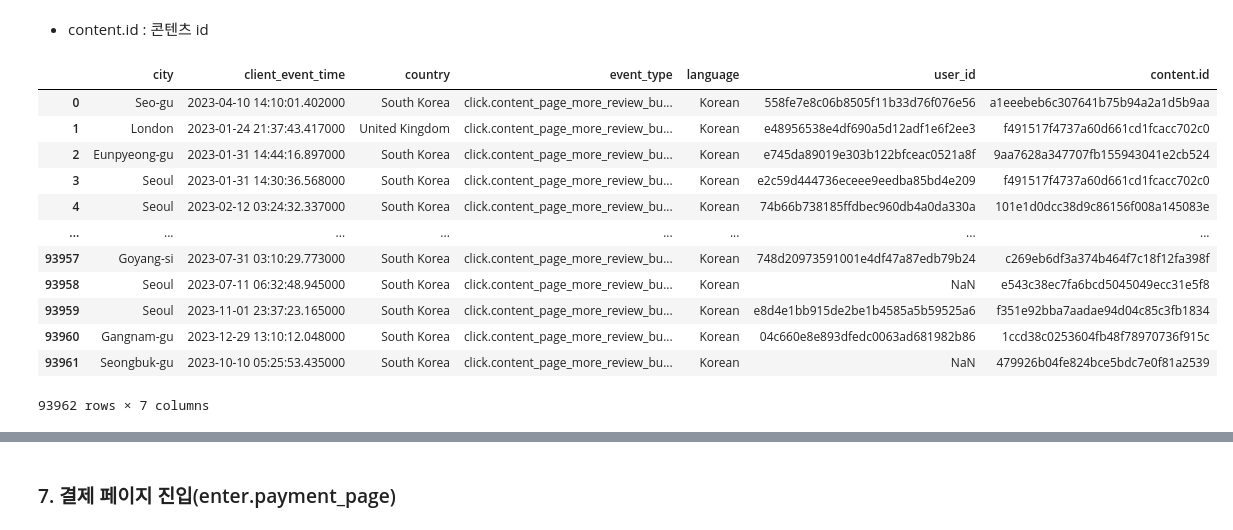
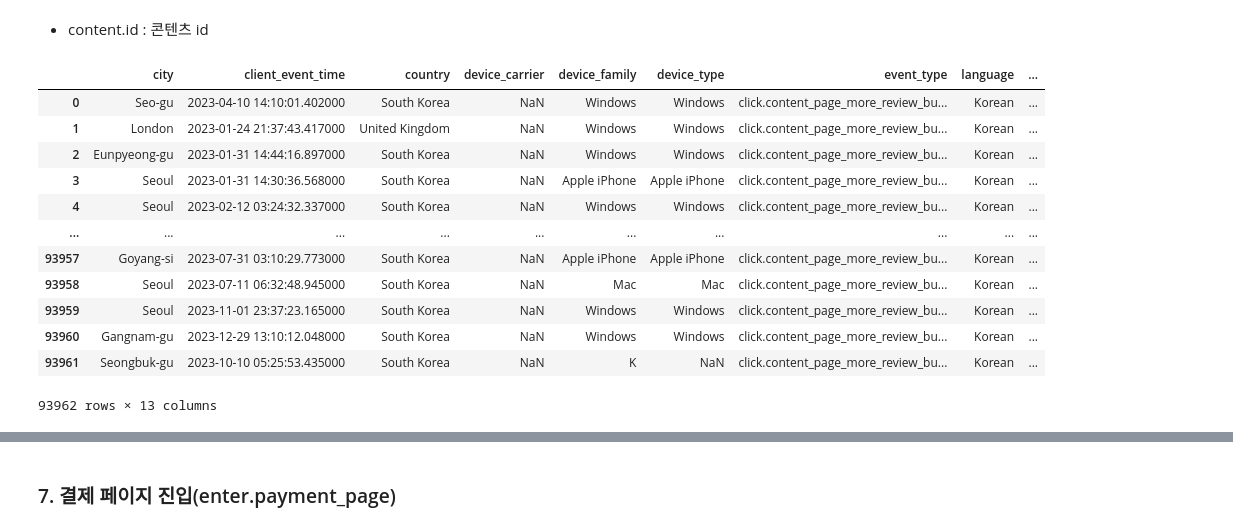
Before and after one commit to saeraniren/intermediate_project, a Jupyter notebook: geumhui_main.ipynb, the cells around one changed output, grey strips where cells are left out. Saved outputs shown, nothing was run; the diff lists cells and outputs as text; code cells hidden in the pictures.

```diff
--- a/geumhui_main.ipynb
+++ b/geumhui_main.ipynb
@@ -622,21 +703,18 @@ button_start_free = click_content_page_start_content_button.loc[
 - content.id : 콘텐츠 id
 # %%
 click_content_page_more_review_button = pd.read_csv('C:/Users/rmagm/OneDrive/바탕 화면/vscode/구독서비스프로덕트데이터/click.content_page_more_review_button.csv')
-
-click_content_page_more_review_button = click_content_page_more_review_button.drop(
-    columns = ['device_carrier','device_family', 'device_type','os_name','os_version','platform'])
 click_content_page_more_review_button
 # %% [output]
-|  | city | client_event_time | country | event_type | language | user_id | content.id |
-| 0 | Seo-gu | 2023-04-10 14:10:01.402000 | South Korea | click.content_page_more_review_bu... | Korean | 558fe7e8c06b8505f11b33d76f076e56 | a1eeebeb6c307641b75b94a2a1d5b9aa |
-| 1 | London | 2023-01-24 21:37:43.417000 | United Kingdom | click.content_page_more_review_bu... | Korean | e48956538e4df690a5d12adf1e6f2ee3 | f491517f4737a60d661cd1fcacc702c0 |
-| 2 | Eunpyeong-gu | 2023-01-31 14:44:16.897000 | South Korea | click.content_page_more_review_bu... | Korean | e745da89019e303b122bfceac0521a8f | 9aa7628a347707fb155943041e2cb524 |
-| 3 | Seoul | 2023-01-31 14:30:36.568000 | South Korea | click.content_page_more_review_bu... | Korean | e2c59d444736eceee9eedba85bd4e209 | f491517f4737a60d661cd1fcacc702c0 |
-| 4 | Seoul | 2023-02-12 03:24:32.337000 | South Korea | click.content_page_more_review_bu... | Korean | 74b66b738185ffdbec960db4a0da330a | 101e1d0dcc38d9c86156f008a145083e |
-| ... | ... | ... | ... | ... | ... | ... | ... |
-| 93957 | Goyang-si | 2023-07-31 03:10:29.773000 | South Korea | click.content_page_more_review_bu... | Korean | 748d20973591001e4df47a87edb79b24 | c269eb6df3a374b464f7c18f12fa398f |
-| 93958 | Seoul | 2023-07-11 06:32:48.945000 | South Korea | click.content_page_more_review_bu... | Korean | NaN | e543c38ec7fa6bcd5045049ecc31e5f8 |
-| 93959 | Seoul | 2023-11-01 23:37:23.165000 | South Korea | click.content_page_more_review_bu... | Korean | e8d4e1bb915de2be1b4585a5b59525a6 | f351e92bba7aadae94d04c85c3fb1834 |
-| 93960 | Gangnam-gu | 2023-12-29 13:10:12.048000 | South Korea | click.content_page_more_review_bu... | Korean | 04c660e8e893dfedc0063ad681982b86 | 1ccd38c0253604fb48f78970736f915c |
-| 93961 | Seongbuk-gu | 2023-10-10 05:25:53.435000 | South Korea | click.content_page_more_review_bu... | Korean | NaN | 479926b04fe824bce5bdc7e0f81a2539 |
+|  | city | client_event_time | country | device_carrier | device_family | device_type | event_type | language | ... |
+| 0 | Seo-gu | 2023-04-10 14:10:01.402000 | South Korea | NaN | Windows | Windows | click.content_page_more_review_bu... | Korean | ... |
+| 1 | London | 2023-01-24 21:37:43.417000 | United Kingdom | NaN | Windows | Windows | click.content_page_more_review_bu... | Korean | ... |
+| 2 | Eunpyeong-gu | 2023-01-31 14:44:16.897000 | South Korea | NaN | Windows | Windows | click.content_page_more_review_bu... | Korean | ... |
+| 3 | Seoul | 2023-01-31 14:30:36.568000 | South Korea | NaN | Apple iPhone | Apple iPhone | click.content_page_more_review_bu... | Korean | ... |
+| 4 | Seoul | 2023-02-12 03:24:32.337000 | South Korea | NaN | Windows | Windows | click.content_page_more_review_bu... | Korean | ... |
+| ... | ... | ... | ... | ... | ... | ... | ... | ... | ... |
+| 93957 | Goyang-si | 2023-07-31 03:10:29.773000 | South Korea | NaN | Apple iPhone | Apple iPhone | click.content_page_more_review_bu... | Korean | ... |
+| 93958 | Seoul | 2023-07-11 06:32:48.945000 | South Korea | NaN | Mac | Mac | click.content_page_more_review_bu... | Korean | ... |
+| 93959 | Seoul | 2023-11-01 23:37:23.165000 | South Korea | NaN | Windows | Windows | click.content_page_more_review_bu... | Korean | ... |
+| 93960 | Gangnam-gu | 2023-12-29 13:10:12.048000 | South Korea | NaN | Windows | Windows | click.content_page_more_review_bu... | Korean | ... |
+| 93961 | Seongbuk-gu | 2023-10-10 05:25:53.435000 | South Korea | NaN | K | NaN | click.content_page_more_review_bu... | Korean | ... |
-93962 rows × 7 columns
+93962 rows × 13 columns
```
Also changed, not shown: parts of 145 cells of this notebook.
